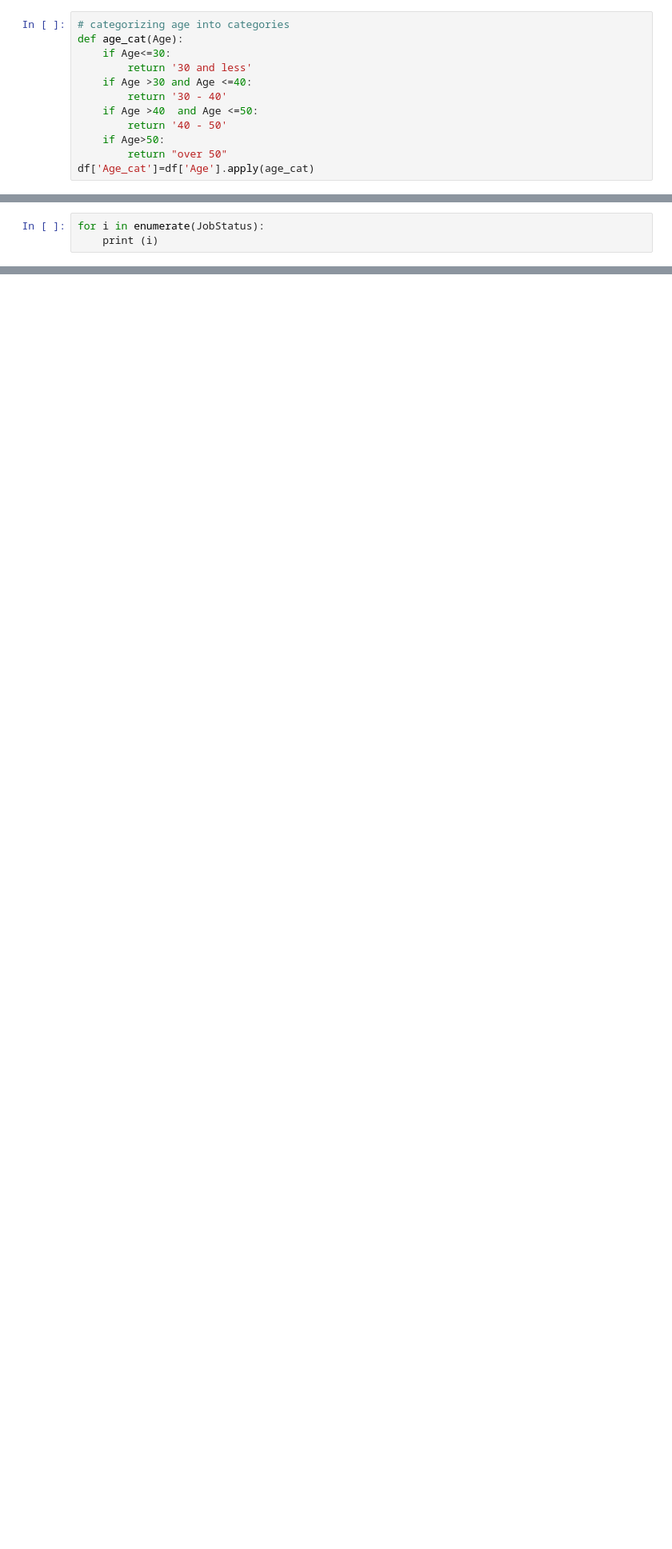
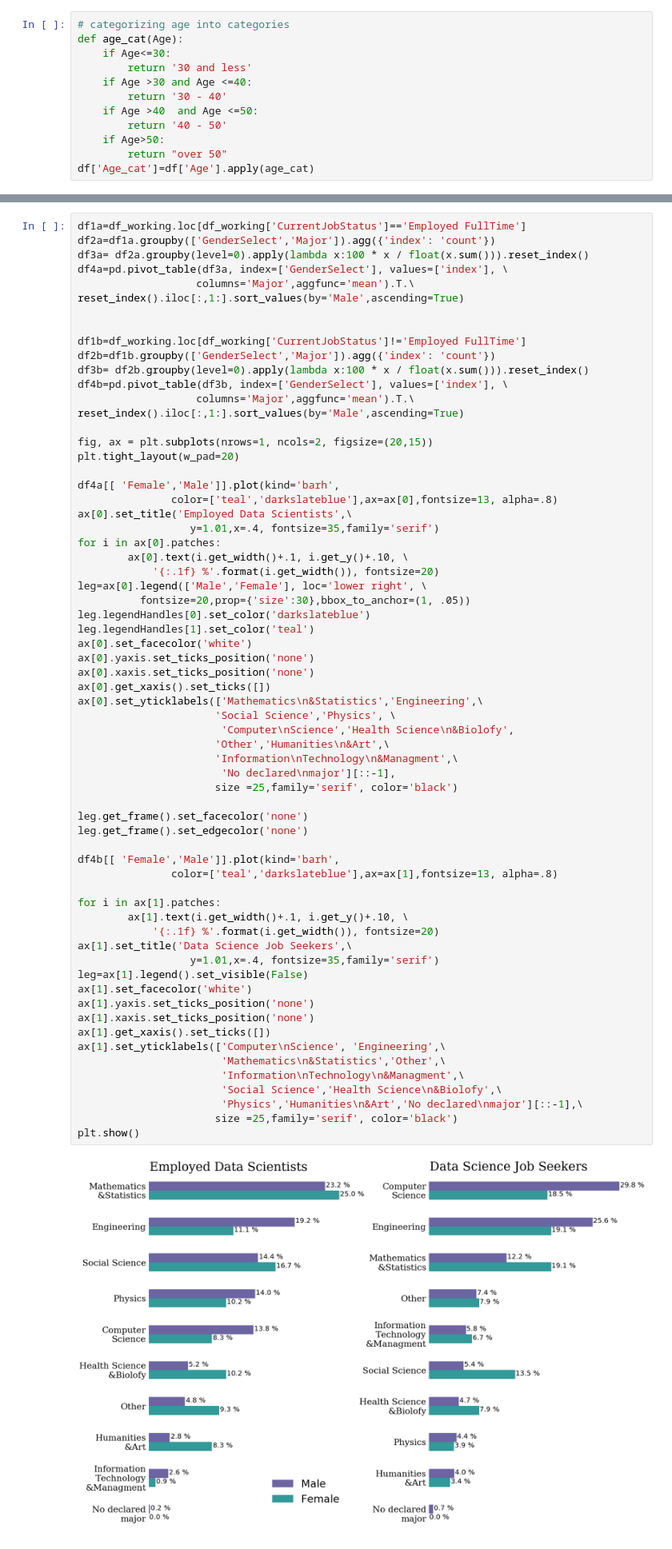
Before and after one commit to dmarinav/MISC, a Jupyter notebook: EDA.ipynb, the cells around one changed output, grey strips where cells are left out. Shown at 80% size. Cells and saved outputs as stored; diff of their text form; blank space fills up the shorter version.

```diff
--- a/EDA.ipynb
+++ b/EDA.ipynb
@@ -137,3 +108,0 @@ memory usage: 163.9+ KB
-# %%
-for i in enumerate(JobStatus):
-    print (i)
@@ -657,0 +247,67 @@ data1b=data1[data1.MajorSelect.isin(filter_list)]
+# %%
+df1a=df_working.loc[df_working['CurrentJobStatus']=='Employed FullTime']
+df2a=df1a.groupby(['GenderSelect','Major']).agg({'index': 'count'})
+df3a= df2a.groupby(level=0).apply(lambda x:100 * x / float(x.sum())).reset_index()
+df4a=pd.pivot_table(df3a, index=['GenderSelect'], values=['index'], \
+                   columns='Major',aggfunc='mean').T.\
+reset_index().iloc[:,1:].sort_values(by='Male',ascending=True)
+
+
+df1b=df_working.loc[df_working['CurrentJobStatus']!='Employed FullTime']
+df2b=df1b.groupby(['GenderSelect','Major']).agg({'index': 'count'})
+df3b= df2b.groupby(level=0).apply(lambda x:100 * x / float(x.sum())).reset_index()
+df4b=pd.pivot_table(df3b, index=['GenderSelect'], values=['index'], \
+                   columns='Major',aggfunc='mean').T.\
+reset_index().iloc[:,1:].sort_values(by='Male',ascending=True)
+
+fig, ax = plt.subplots(nrows=1, ncols=2, figsize=(20,15))
+plt.tight_layout(w_pad=20)
+
+df4a[[ 'Female','Male']].plot(kind='barh',
+               color=['teal','darkslateblue'],ax=ax[0],fontsize=13, alpha=.8)
+ax[0].set_title('Employed Data Scientists',\
+                  y=1.01,x=.4, fontsize=35,family='serif')
+for i in ax[0].patches:
+        ax[0].text(i.get_width()+.1, i.get_y()+.10, \
+            '{:.1f} %'.format(i.get_width()), fontsize=20)
+leg=ax[0].legend(['Male','Female'], loc='lower right', \
+          fontsize=20,prop={'size':30},bbox_to_anchor=(1, .05))
+leg.legendHandles[0].set_color('darkslateblue')
+leg.legendHandles[1].set_color('teal')
+ax[0].set_facecolor('white')
+ax[0].yaxis.set_ticks_position('none')
+ax[0].xaxis.set_ticks_position('none')
+ax[0].get_xaxis().set_ticks([])
+ax[0].set_yticklabels(['Mathematics\n&Statistics','Engineering',\
+                      'Social Science','Physics', \
+                       'Computer\nScience','Health Science\n&Biolofy',
+                      'Other','Humanities\n&Art',\
+                      'Information\nTechnology\n&Managment',\
+                       'No declared\nmajor'][::-1],
+                      size =25,family='serif', color='black')
+
+leg.get_frame().set_facecolor('none')
+leg.get_frame().set_edgecolor('none')
+
+df4b[[ 'Female','Male']].plot(kind='barh',
+               color=['teal','darkslateblue'],ax=ax[1],fontsize=13, alpha=.8)
+
+for i in ax[1].patches:
+        ax[1].text(i.get_width()+.1, i.get_y()+.10, \
+            '{:.1f} %'.format(i.get_width()), fontsize=20)
+ax[1].set_title('Data Science Job Seekers',\
+                  y=1.01,x=.4, fontsize=35,family='serif')
+leg=ax[1].legend().set_visible(False)
+ax[1].set_facecolor('white')
+ax[1].yaxis.set_ticks_position('none')
+ax[1].xaxis.set_ticks_position('none')
+ax[1].get_xaxis().set_ticks([])
+ax[1].set_yticklabels(['Computer\nScience', 'Engineering',\
+                       'Mathematics\n&Statistics','Other',\
+                       'Information\nTechnology\n&Managment',\
+                       'Social Science','Health Science\n&Biolofy',\
+                       'Physics','Humanities\n&Art','No declared\nmajor'][::-1],\
+                      size =25,family='serif', color='black')
+plt.show()
+# %% [output]
+[figure, added]
```
Also changed, not shown: parts of 41 cells of this notebook.
